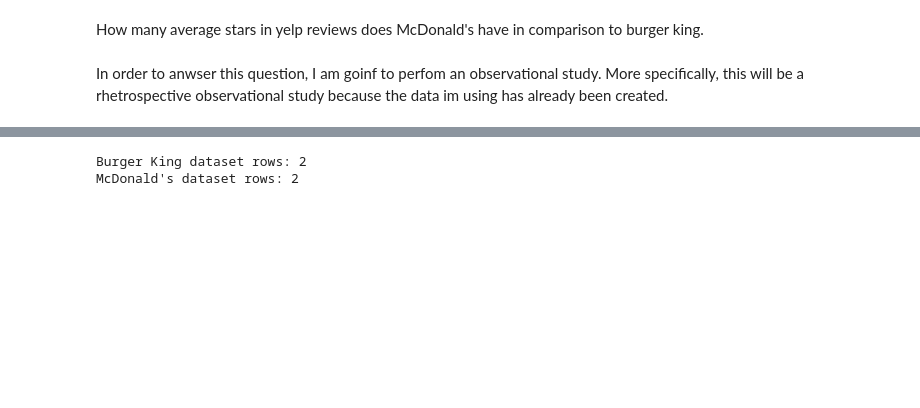
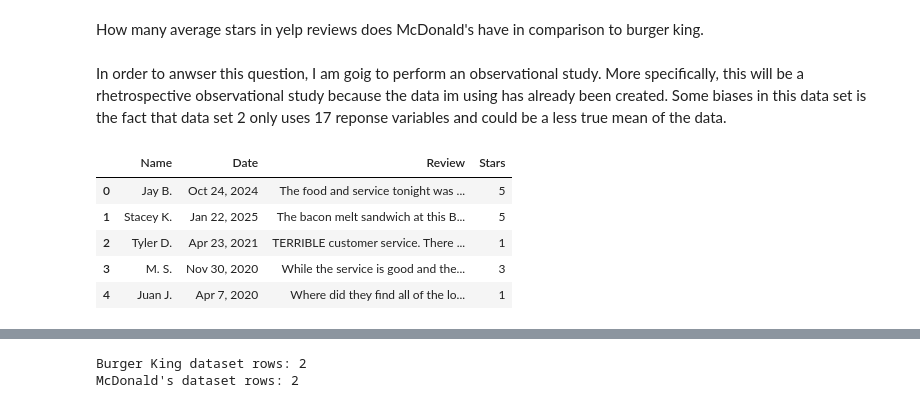
Before and after one commit to abdu1ahiali/AI, a Jupyter notebook: Semister 1/fastfood.ipynb, the cells around one changed output, grey strips where cells are left out. Drawn from its saved outputs; the diff is of its cells as text; code cells hidden in the pictures; blank space fills up the shorter version.

```diff
--- a/Semister 1/fastfood.ipynb
+++ b/Semister 1/fastfood.ipynb
@@ -1,15 +1,25 @@
 # %% [markdown]
 How many average stars in yelp reviews does McDonald's have in comparison to burger king.
 # %% [markdown]
-In order to anwser this question, I am goinf to perfom an observational study.
+In order to anwser this question, I am goig to perform an observational study.
 More specifically, this will be a rhetrospective observational study because
-the data im using has already been created.
+the data im using has already been created. Some biases in this data set is the fact that data set 2 only uses 17 reponse variables and could be a less true mean of the data.
 # %%
 import pandas as pd
 import seaborn as sns
 
 # Use quotes around the filename to make it a string
 dataset = pd.read_csv("burgerking.csv")  # Added pd.read_csv() and quotes around filename
+# %%
+dataset.head()
+dataset.head()
+# %% [output]
+|  | Name | Date | Review | Stars |
+| 0 | Jay B. | Oct 24, 2024 | The food and service tonight was ... | 5 |
+| 1 | Stacey K. | Jan 22, 2025 | The bacon melt sandwich at this B... | 5 |
+| 2 | Tyler D. | Apr 23, 2021 | TERRIBLE customer service. There ... | 1 |
+| 3 | M. S. | Nov 30, 2020 | While the service is good and the... | 3 |
+| 4 | Juan J. | Apr 7, 2020 | Where did they find all of the lo... | 1 |
 # %%
 data = [
     {"Name": "Alex T.", "Review": "Food was hot and perfectly cooked. McDonald’s got it right tonight.", "Stars": 5, "Date": "May 12, 2024"},
```
Also changed, not shown: parts of 7 cells of this notebook.
